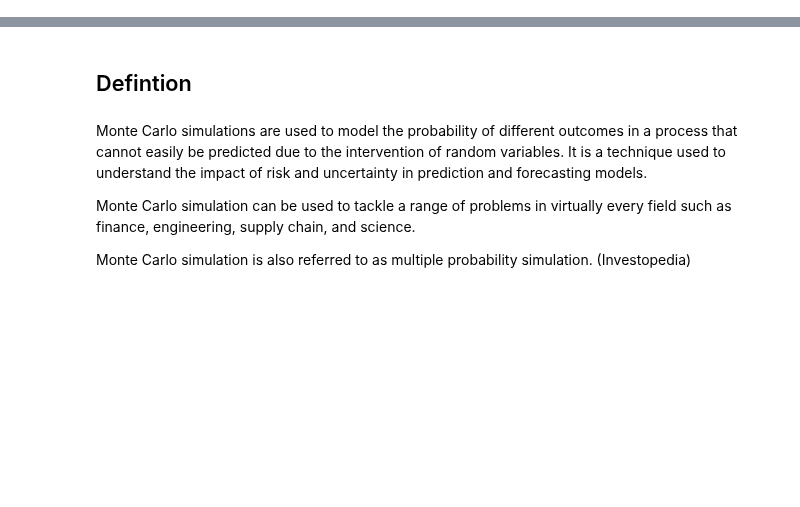
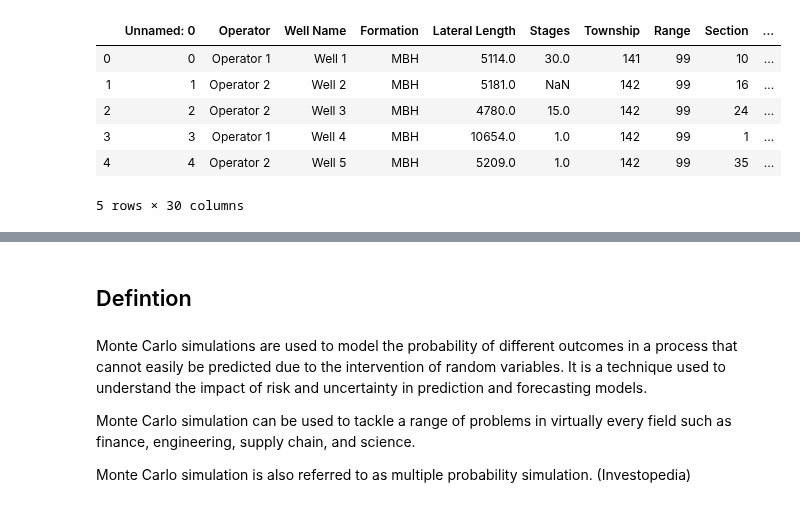
Before and after one commit to FRI-Energy-Analytics/2020_summer_fellows, a Jupyter notebook: Feature Selection - Novel Viz/Model_Testing/Monte_Carlo.ipynb, the cells around one changed output, grey strips where cells are left out. Saved outputs shown, nothing was run; the diff lists cells and outputs as text; code cells hidden in the pictures; blank space fills up the shorter version.

```diff
--- a/Feature Selection - Novel Viz/Model_Testing/Monte_Carlo.ipynb
+++ b/Feature Selection - Novel Viz/Model_Testing/Monte_Carlo.ipynb
@@ -6,6 +6,16 @@ import os
 sns.set_style('whitegrid')
 # %%
 DatabaseDF = pd.read_csv("../CleanedDataset.csv")
+
+DatabaseDF.head()
+# %% [output]
+|  | Unnamed: 0 | Operator | Well Name | Formation | Lateral Length | Stages | Township | Range | Section | ... |
+| 0 | 0 | Operator 1 | Well 1 | MBH | 5114.0 | 30.0 | 141 | 99 | 10 | ... |
+| 1 | 1 | Operator 2 | Well 2 | MBH | 5181.0 | NaN | 142 | 99 | 16 | ... |
+| 2 | 2 | Operator 2 | Well 3 | MBH | 4780.0 | 15.0 | 142 | 99 | 24 | ... |
+| 3 | 3 | Operator 1 | Well 4 | MBH | 10654.0 | 1.0 | 142 | 99 | 1 | ... |
+| 4 | 4 | Operator 2 | Well 5 | MBH | 5209.0 | 1.0 | 142 | 99 | 35 | ... |
+5 rows × 30 columns
 # %%
 DatabaseDF.describe()
 # %% [output]
```
Also changed, not shown: parts of 26 cells of this notebook.
